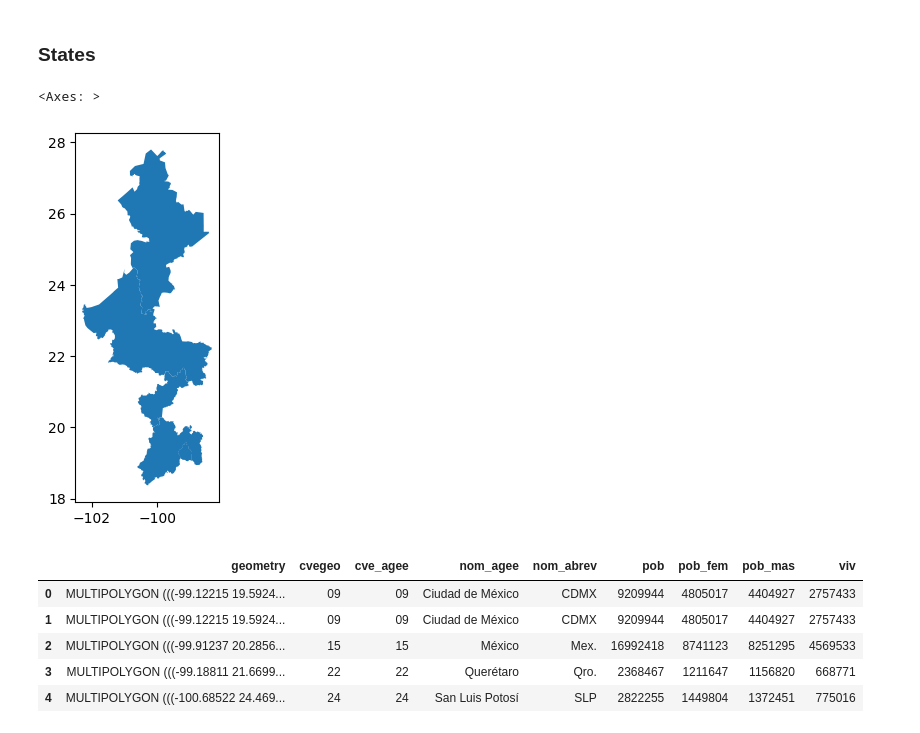
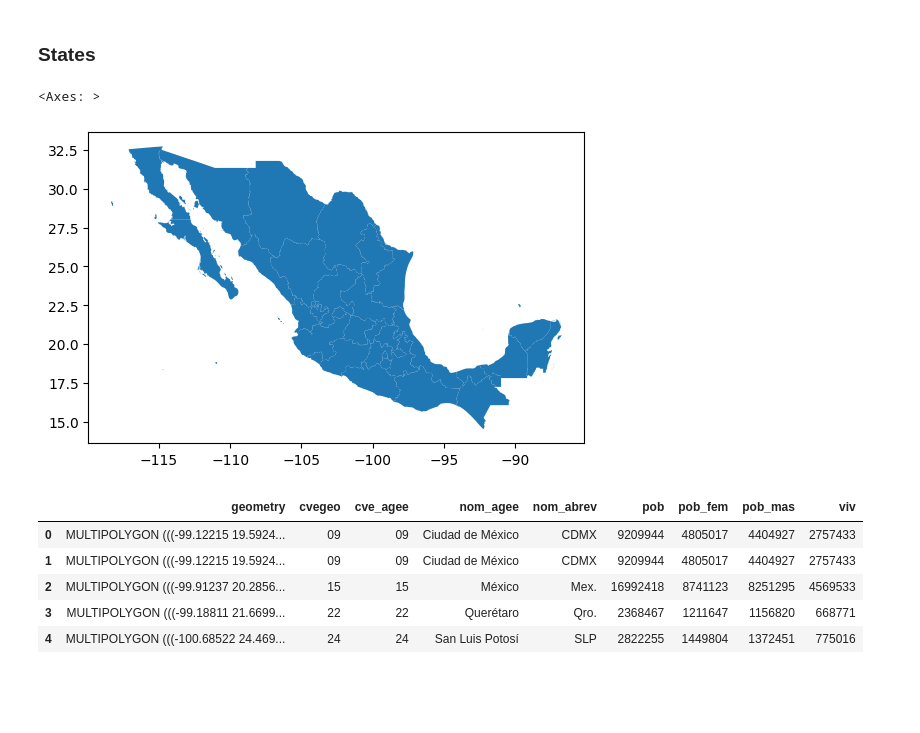
Before and after one commit to romanAVJ/mds-research-stay, a Jupyter notebook: src/P9_SANDBOX/mexico_shapes.ipynb, the cells around one changed output. Drawn from its saved outputs; the diff is of its cells as text; code cells hidden in the pictures; blank space fills up the shorter version.

```diff
--- a/src/P9_SANDBOX/mexico_shapes.ipynb
+++ b/src/P9_SANDBOX/mexico_shapes.ipynb
@@ -166,11 +154,11 @@ marco = MarcoGeoestadistico()
 ### States
 # %%
 # see some states
-edos = marco.Entidades(nombres = ['ciudad de méxico','méxico','querétaro','san luis','nuevo león'])
+edos = marco.Entidades()
 edos.plot()
 # %% [output]
 <Axes: >
-[figure, old version]
+[figure, new version]
 # %%
 edos.head()
 # %% [output]
```
Also changed, not shown: parts of 6 cells of this notebook, 3 other files.
